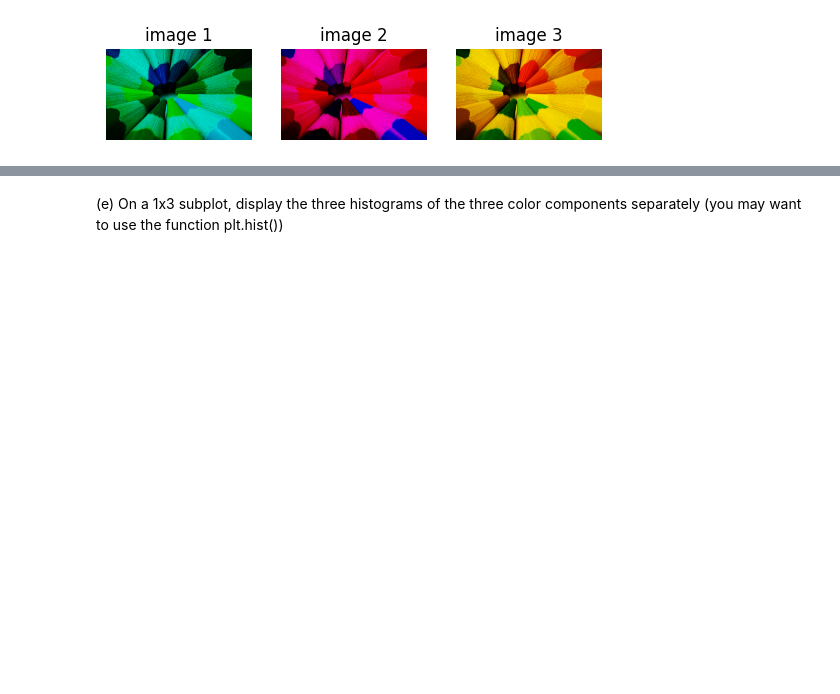
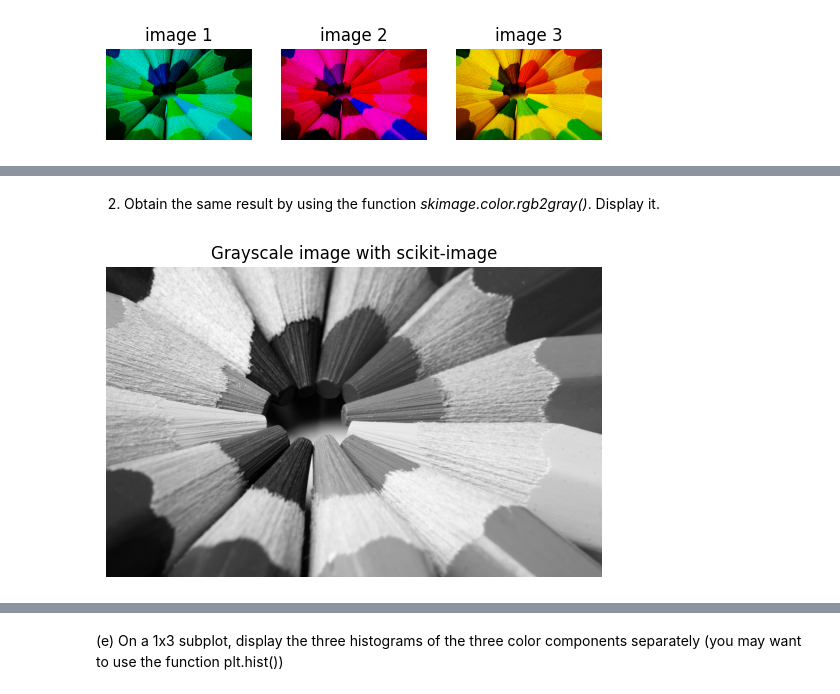
Before and after one commit to Arkanthara/digital_image_processing, a Jupyter notebook: TP1-Basics.ipynb, the cells around one changed output, grey strips where cells are left out. Saved outputs shown, nothing was run; the diff lists cells and outputs as text; code cells hidden in the pictures; blank space fills up the shorter version.

```diff
--- a/TP1-Basics.ipynb
+++ b/TP1-Basics.ipynb
@@ -84,0 +91,14 @@ $$w = [0.2125, 0.7154, 0.0721]$$
+# %% [markdown]
+2. Obtain the same result by using the function *skimage.color.rgb2gray()*. Display it.
+# %%
+import skimage as sk
+
+newimage = sk.color.rgb2gray(image)
+
+plt.figure()
+plt.imshow(newimage, cmap='gray')
+plt.axis('off')
+plt.title("Grayscale image with scikit-image")
+plt.show()
+# %% [output]
+[figure, added]
```
Also changed, not shown: parts of 25 cells of this notebook, 1 other file.
